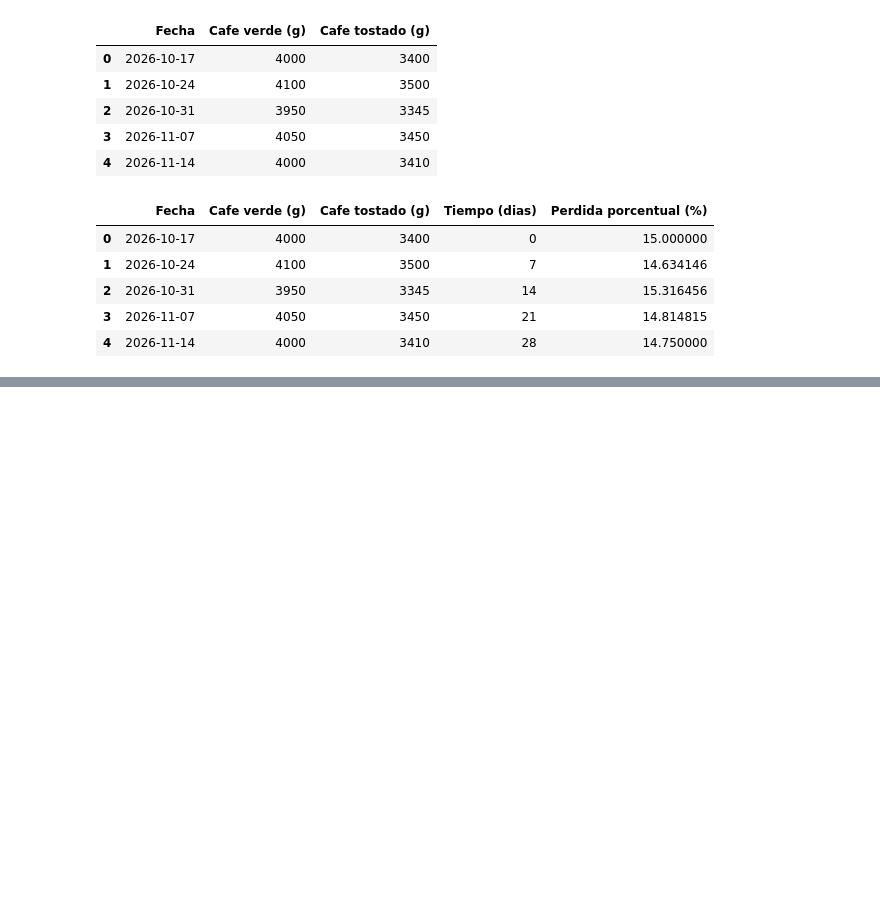
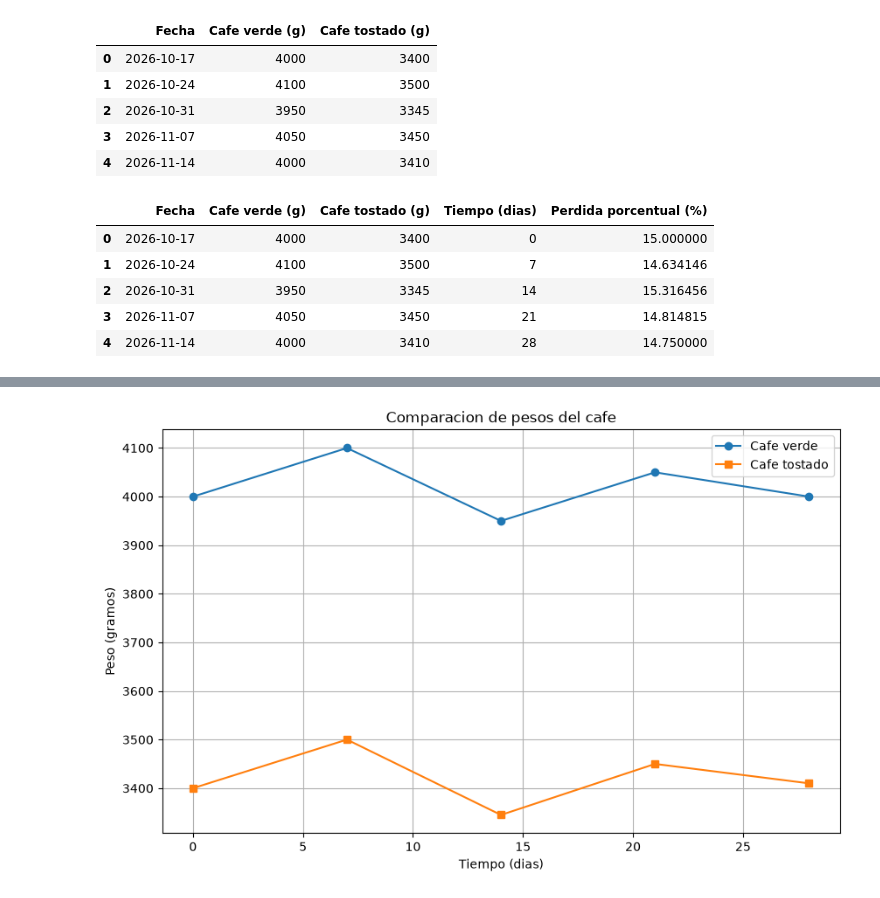
Before and after one commit to Dsantiagohidalgo/procesos-b, a Jupyter notebook: Datos proyecto/Trabajo cafe.ipynb, the cells around one changed output, grey strips where cells are left out. Saved outputs shown, nothing was run; the diff lists cells and outputs as text; code cells hidden in the pictures; blank space fills up the shorter version.

Commit message:
Actualizo notebook trabajo cafe

```diff
--- a/Datos proyecto/Trabajo cafe.ipynb
+++ b/Datos proyecto/Trabajo cafe.ipynb
@@ -110,0 +111,14 @@ plt.show()
+# %%
+plt.figure(figsize=(10,6))
+plt.plot(datos["Tiempo (dias)"], datos["Cafe verde (g)"],
+         marker="o", label="Cafe verde")
+plt.plot(datos["Tiempo (dias)"], datos["Cafe tostado (g)"],
+         marker="s", label="Cafe tostado")
+plt.title("Comparacion de pesos del cafe")
+plt.xlabel("Tiempo (dias)")
+plt.ylabel("Peso (gramos)")
+plt.legend()
+plt.grid()
+plt.show()
+# %% [output]
+[figure, added]
```
Also changed, not shown: parts of 2 cells of this notebook.
